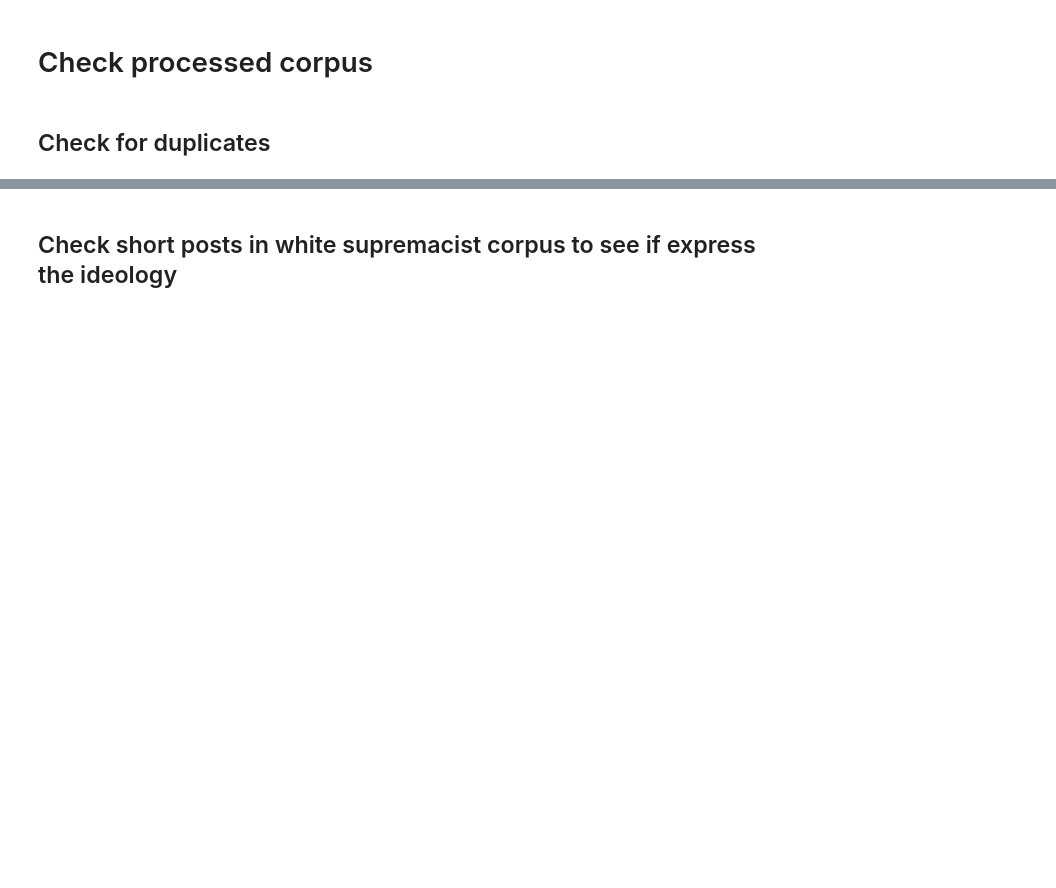
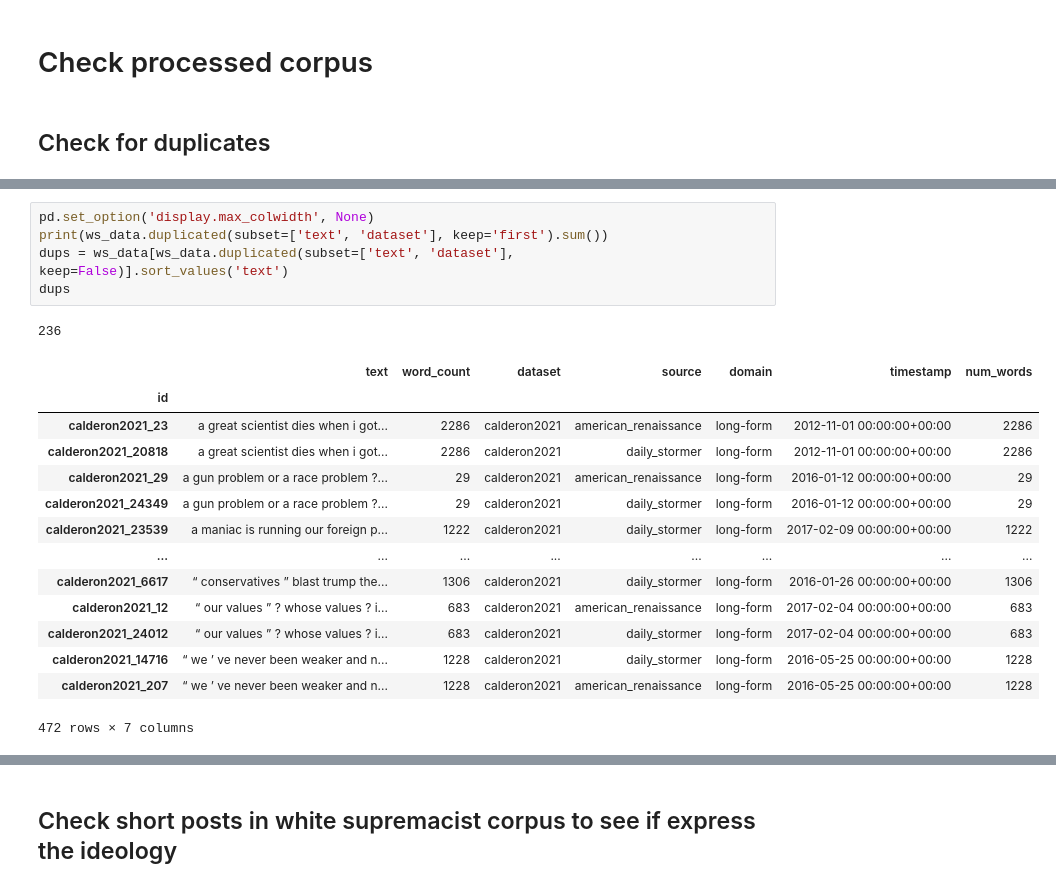
Before and after one commit to michaelmilleryoder/white_supremacist_lang, a Jupyter notebook: jupyter/corpus_stats.ipynb, the cells around one changed output, grey strips where cells are left out. Saved outputs shown, nothing was run; the diff lists cells and outputs as text; blank space fills up the shorter version.

```diff
--- a/jupyter/corpus_stats.ipynb
+++ b/jupyter/corpus_stats.ipynb
@@ -30,0 +31,21 @@ ws_data.text.duplicated(keep='first').sum()
+# %%
+pd.set_option('display.max_colwidth', None)
+print(ws_data.duplicated(subset=['text', 'dataset'], keep='first').sum())
+dups = ws_data[ws_data.duplicated(subset=['text', 'dataset'], keep=False)].sort_values('text')
+dups
+# %% [output]
+236
+|  | text | word_count | dataset | source | domain | timestamp | num_words |
+| id |  |  |  |  |  |  |  |
+| calderon2021_23 | a great scientist dies when i got... | 2286 | calderon2021 | american_renaissance | long-form | 2012-11-01 00:00:00+00:00 | 2286 |
+| calderon2021_20818 | a great scientist dies when i got... | 2286 | calderon2021 | daily_stormer | long-form | 2012-11-01 00:00:00+00:00 | 2286 |
+| calderon2021_29 | a gun problem or a race problem ?... | 29 | calderon2021 | american_renaissance | long-form | 2016-01-12 00:00:00+00:00 | 29 |
+| calderon2021_24349 | a gun problem or a race problem ?... | 29 | calderon2021 | daily_stormer | long-form | 2016-01-12 00:00:00+00:00 | 29 |
+| calderon2021_23539 | a maniac is running our foreign p... | 1222 | calderon2021 | daily_stormer | long-form | 2017-02-09 00:00:00+00:00 | 1222 |
+| ... | ... | ... | ... | ... | ... | ... | ... |
+| calderon2021_6617 | “ conservatives ” blast trump the... | 1306 | calderon2021 | daily_stormer | long-form | 2016-01-26 00:00:00+00:00 | 1306 |
+| calderon2021_12 | “ our values ” ? whose values ? i... | 683 | calderon2021 | american_renaissance | long-form | 2017-02-04 00:00:00+00:00 | 683 |
+| calderon2021_24012 | “ our values ” ? whose values ? i... | 683 | calderon2021 | daily_stormer | long-form | 2017-02-04 00:00:00+00:00 | 683 |
+| calderon2021_14716 | “ we ’ ve never been weaker and n... | 1228 | calderon2021 | daily_stormer | long-form | 2016-05-25 00:00:00+00:00 | 1228 |
+| calderon2021_207 | “ we ’ ve never been weaker and n... | 1228 | calderon2021 | american_renaissance | long-form | 2016-05-25 00:00:00+00:00 | 1228 |
+472 rows × 7 columns
```
Also changed, not shown: parts of 9 cells of this notebook, 12 other files.
